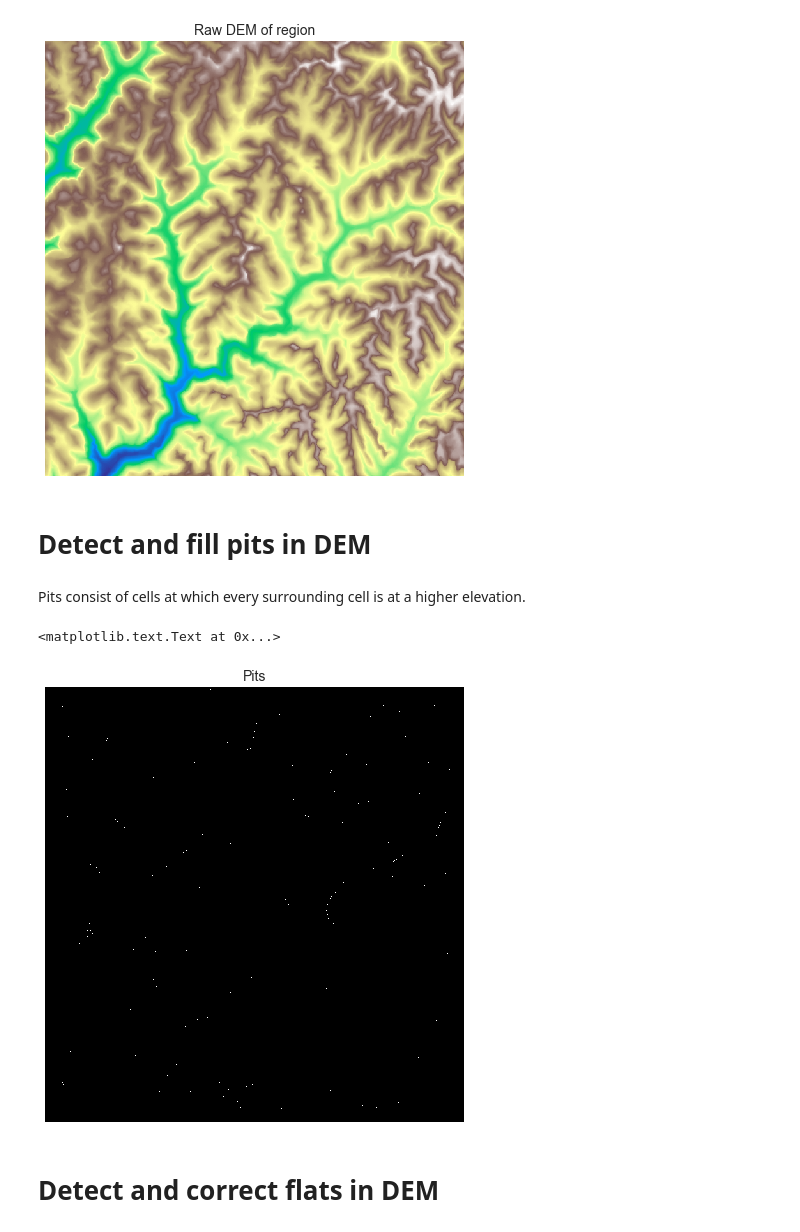
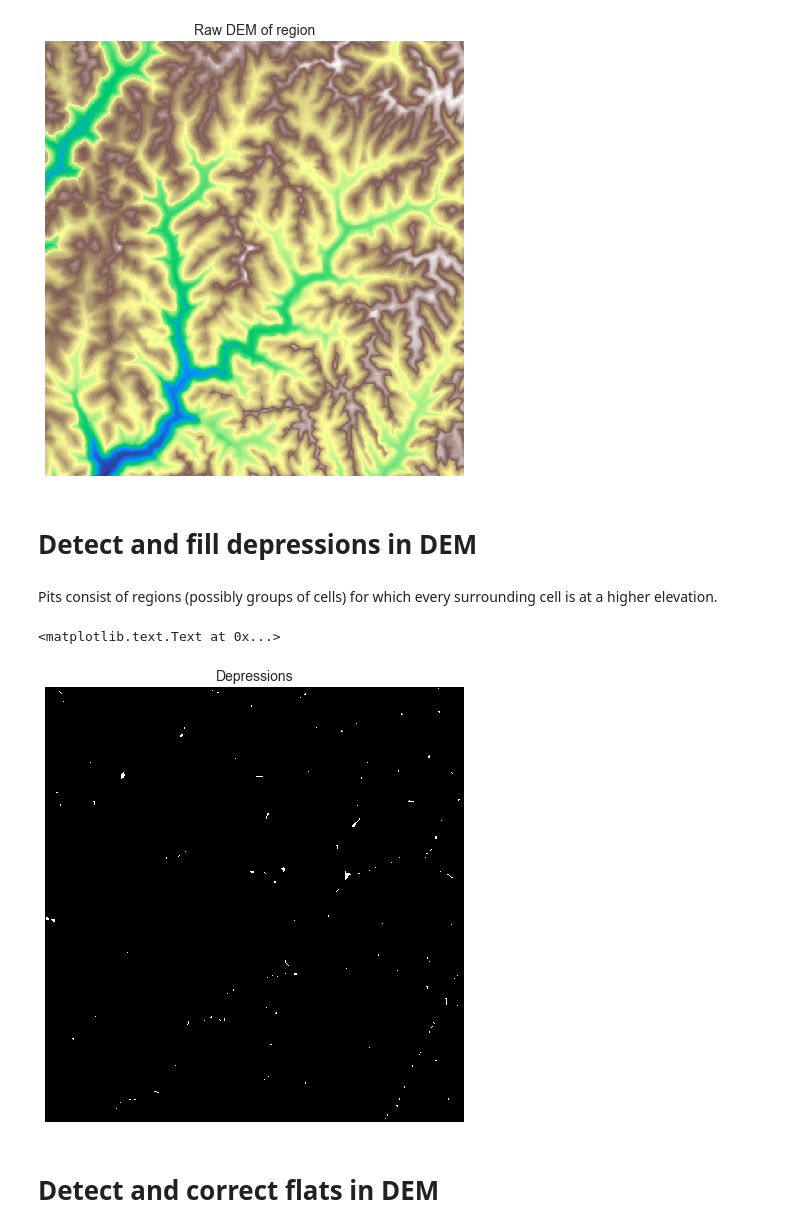
Before and after one commit to mdbartos/pysheds, a Jupyter notebook: recipes/messy_dem.ipynb, the cells around one changed output. Cells and saved outputs as stored; diff of their text form; code cells hidden in the pictures.

Commit message:
Add fill depressions function, fix indexing error with resolve_flats

```diff
--- a/recipes/messy_dem.ipynb
+++ b/recipes/messy_dem.ipynb
@@ -28,20 +28,20 @@ plt.title('Raw DEM of region', size=14)
 <matplotlib.text.Text at 0x...>
 [figure]
 # %% [markdown]
-# Detect and fill pits in DEM
+# Detect and fill depressions in DEM
 # %% [markdown]
-Pits consist of cells at which every surrounding cell is at a higher elevation.
+Pits consist of regions (possibly groups of cells) for which every surrounding cell is at a higher elevation.
 # %%
 # Detect pits
-pits = grid.detect_pits('dem')
+depressions = grid.detect_nondraining_flats('dem')
 # %%
 # Plot pits
 fig, ax = plt.subplots(figsize=(8,8))
-ax.imshow(pits, cmap='cubehelix', zorder=1)
+ax.imshow(depressions, cmap='cubehelix', zorder=1)
 ax.set_yticklabels([])
 ax.set_xticklabels([])
-plt.title('Pits', size=14)
+plt.title('Depressions', size=14)
 # %% [output]
 <matplotlib.text.Text at 0x...>
-[figure, old version]
+[figure, new version]
 # %%
```
Also changed, not shown: parts of 15 cells of this notebook, 1 other file.
